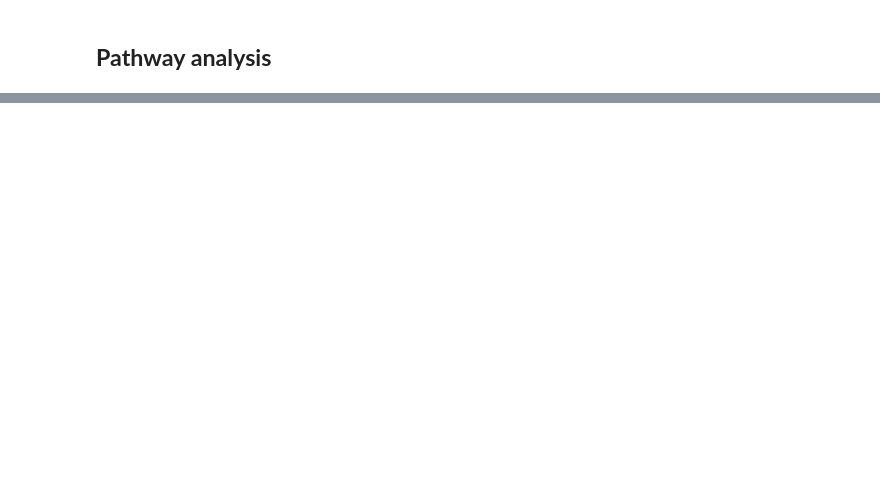
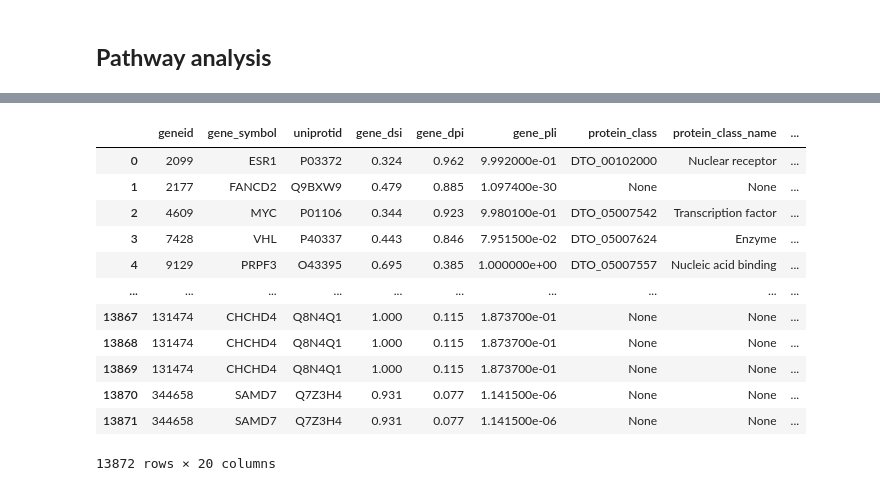
Before and after one commit to nikodallanoce/ComputationalHealthLaboratory, a Jupyter notebook: Project_CHL.ipynb, the cells around one changed output, grey strips where cells are left out. Drawn from its saved outputs; the diff is of its cells as text; code cells hidden in the pictures; blank space fills up the shorter version.

Commit message:
Disease pathways inserted in notebook

```diff
--- a/Project_CHL.ipynb
+++ b/Project_CHL.ipynb
@@ -269,0 +293,2 @@ See the caveats in the documentation: https://pandas.pydata.org/pandas-docs/stab
+# %%
+list_genes_disgenet = ",".join(nodes)
@@ -269,0 +299,38 @@ See the caveats in the documentation: https://pandas.pydata.org/pandas-docs/stab
+# %%
+'''
+Script example to use the DisGeNET REST API with the new authentication system
+'''
+
+#For this example we are going to use the python default http library
+import requests
+
+#Build a dict with the following format, change the value of the two keys your DisGeNET account credentials, if you don't have an account you can create one here https://www.disgenet.org/signup/
+auth_params = {"email":"n.dallanoce@studenti.unipi.it","password":"bpnYAyiKJ5sXCm_"}
+
+api_host = "https://www.disgenet.org/api"
+
+api_key = None
+s = requests.Session()
+try:
+    r = s.post(api_host+'/auth/', data=auth_params)
+    if(r.status_code == 200):
+        #Lets store the api key in a new variable and use it again in new requests
+        json_response = r.json()
+        api_key = json_response.get("token")
+        print(api_key + "This is your user API key.") #Comment this line if you don't want your API key to show up in the terminal
+    else:
+        print(r.status_code)
+        print(r.text)
+except requests.exceptions.RequestException as req_ex:
+    print(req_ex)
+    print("Something went wrong with the request.")
+
+if api_key:
+    #Add the api key to the requests headers of the requests Session object in order to use the restricted endpoints.
+    s.headers.update({"Authorization": "Bearer %s" % api_key})
+    #Lets get all the diseases associated to a gene eg. APP (EntrezID 351) and restricted by a source.
+    gda_response = s.get(api_host+'/gda/gene/'+list_genes_disgenet)#, params={'source':'UNIPROT'})
+    print(gda_response.json())
+
+if s:
+    s.close()
@@ -269,0 +348,19 @@ See the caveats in the documentation: https://pandas.pydata.org/pandas-docs/stab
+# %%
+import pandas as pd
+
+data = pd.json_normalize(gda_response.json())
+data
+# %% [output]
+|  | geneid | gene_symbol | uniprotid | gene_dsi | gene_dpi | gene_pli | protein_class | protein_class_name | ... |
+| 0 | 2099 | ESR1 | P03372 | 0.324 | 0.962 | 9.992000e-01 | DTO_00102000 | Nuclear receptor | ... |
+| 1 | 2177 | FANCD2 | Q9BXW9 | 0.479 | 0.885 | 1.097400e-30 | None | None | ... |
+| 2 | 4609 | MYC | P01106 | 0.344 | 0.923 | 9.980100e-01 | DTO_05007542 | Transcription factor | ... |
+| 3 | 7428 | VHL | P40337 | 0.443 | 0.846 | 7.951500e-02 | DTO_05007624 | Enzyme | ... |
+| 4 | 9129 | PRPF3 | O43395 | 0.695 | 0.385 | 1.000000e+00 | DTO_05007557 | Nucleic acid binding | ... |
+| ... | ... | ... | ... | ... | ... | ... | ... | ... | ... |
+| 13867 | 131474 | CHCHD4 | Q8N4Q1 | 1.000 | 0.115 | 1.873700e-01 | None | None | ... |
+| 13868 | 131474 | CHCHD4 | Q8N4Q1 | 1.000 | 0.115 | 1.873700e-01 | None | None | ... |
+| 13869 | 131474 | CHCHD4 | Q8N4Q1 | 1.000 | 0.115 | 1.873700e-01 | None | None | ... |
+| 13870 | 344658 | SAMD7 | Q7Z3H4 | 0.931 | 0.077 | 1.141500e-06 | None | None | ... |
+| 13871 | 344658 | SAMD7 | Q7Z3H4 | 0.931 | 0.077 | 1.141500e-06 | None | None | ... |
+13872 rows × 20 columns
```
Also changed, not shown: parts of 14 cells of this notebook.
